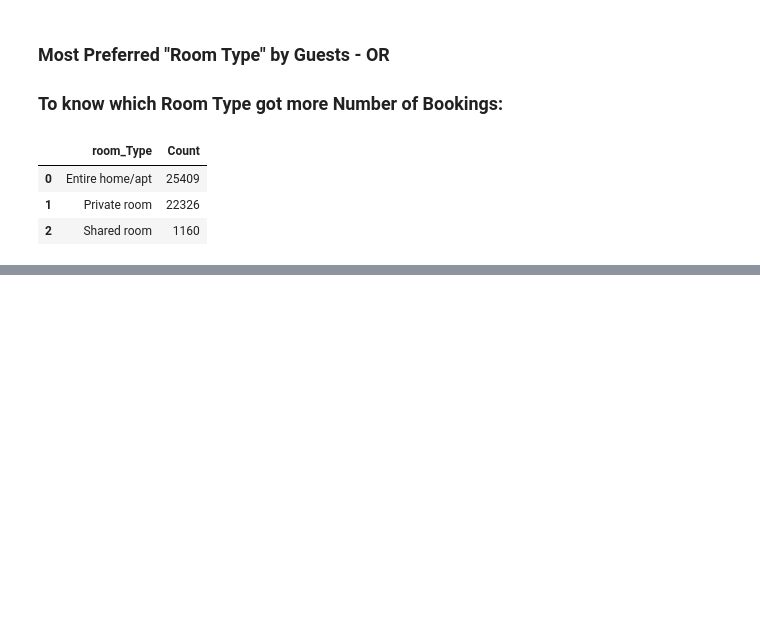
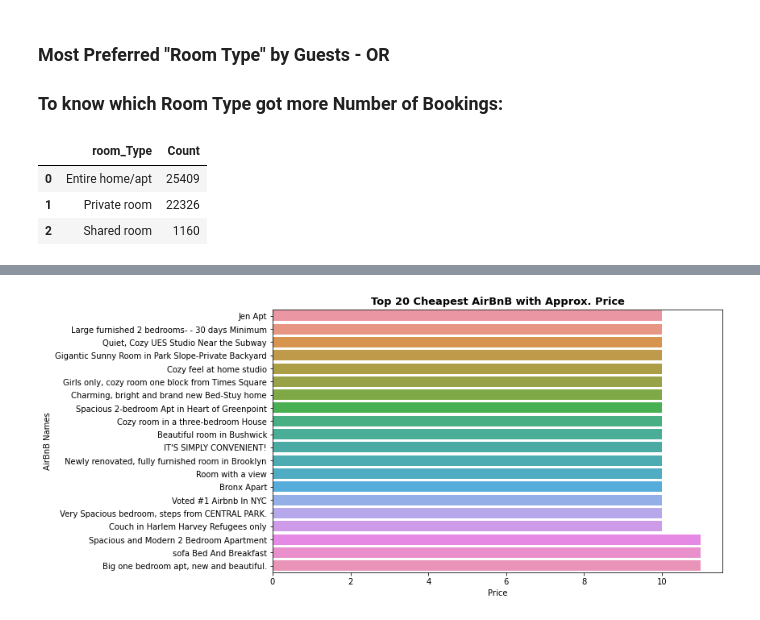
Before and after one commit to spradeepgit/Airbnb-Booking-Analysis, a Jupyter notebook: Airbnb_Booking_Analysis_Capstone_Project.ipynb, the cells around one changed output, grey strips where cells are left out. Cells and saved outputs as stored; diff of their text form; code cells hidden in the pictures; blank space fills up the shorter version.

```diff
--- a/Airbnb_Booking_Analysis_Capstone_Project.ipynb
+++ b/Airbnb_Booking_Analysis_Capstone_Project.ipynb
@@ -364,0 +445,3 @@ fig.show()
+# %%
+data = df_Listings.copy()
+data.head()
@@ -364,0 +459,4 @@ fig.show()
+# %%
+#Q7. Find All the AirBnB's that are below 500 (Budget Hotels) as well as Affordable.
+data = data[(data['price']<=500) & (data['price']>0)]
+data.head()
@@ -364,0 +491,3 @@ fig.show()
+# %%
+data = data[['name','price']]
+data
@@ -364,0 +527,4 @@ fig.show()
+# %%
+#Q8. Top 20 Cheapest AirBnB with Approx. Price -
+data = data[['name', 'price']].sort_values(by = 'price').nsmallest(20, columns = 'price')
+data
@@ -364,0 +549,14 @@ fig.show()
+# %%
+#Let's Plot this Data -
+plt.figure(figsize=(10,6))
+sns.barplot(y = 'name',
+           x = 'price',
+           data = data)
+
+plt.xlabel('Price')
+plt.ylabel('AirBnB Names')
+plt.title('Top 20 Cheapest AirBnB with Approx. Price', fontsize = 13, fontweight = 'bold')
+
+plt.show()
+# %% [output]
+[figure, added]
```
Also changed, not shown: parts of 38 cells of this notebook.
